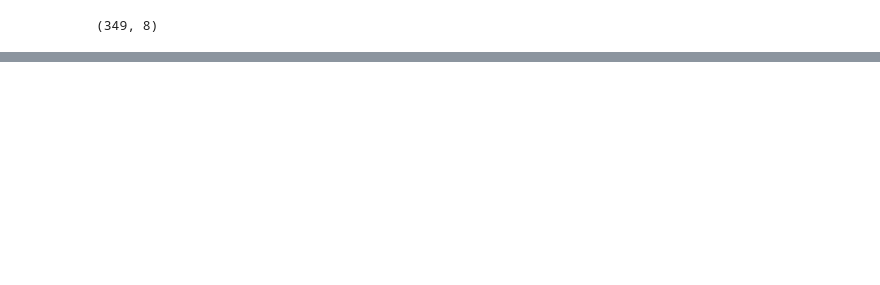
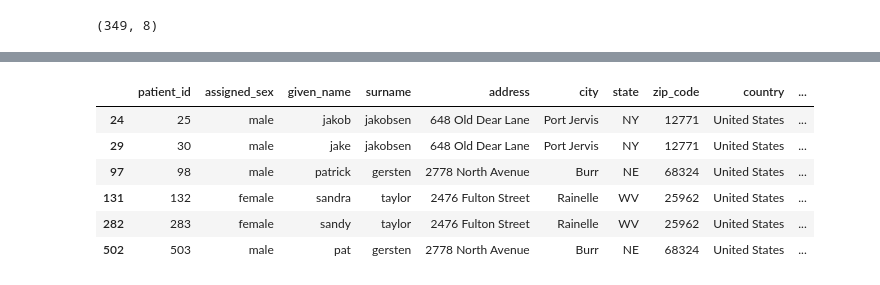
Before and after one commit to Alex-YuZ/diabetes_data-wrangling, a Jupyter notebook: auralin_data_wrangling.ipynb, the cells around one changed output, grey strips where cells are left out. Cells and saved outputs as stored; diff of their text form; code cells hidden in the pictures; blank space fills up the shorter version.

```diff
--- a/auralin_data_wrangling.ipynb
+++ b/auralin_data_wrangling.ipynb
@@ -673,0 +969,10 @@ treatments_clean.shape
+# %%
+patients_clean[patients_clean.address.isin(['648 Old Dear Lane', '2476 Fulton Street', '2778 North Avenue'])]
+# %% [output]
+|  | patient_id | assigned_sex | given_name | surname | address | city | state | zip_code | country | ... |
+| 24 | 25 | male | jakob | jakobsen | 648 Old Dear Lane | Port Jervis | NY | 12771 | United States | ... |
+| 29 | 30 | male | jake | jakobsen | 648 Old Dear Lane | Port Jervis | NY | 12771 | United States | ... |
+| 97 | 98 | male | patrick | gersten | 2778 North Avenue | Burr | NE | 68324 | United States | ... |
+| 131 | 132 | female | sandra | taylor | 2476 Fulton Street | Rainelle | WV | 25962 | United States | ... |
+| 282 | 283 | female | sandy | taylor | 2476 Fulton Street | Rainelle | WV | 25962 | United States | ... |
+| 502 | 503 | male | pat | gersten | 2778 North Avenue | Burr | NE | 68324 | United States | ... |
```
Also changed, not shown: parts of 56 cells of this notebook.
